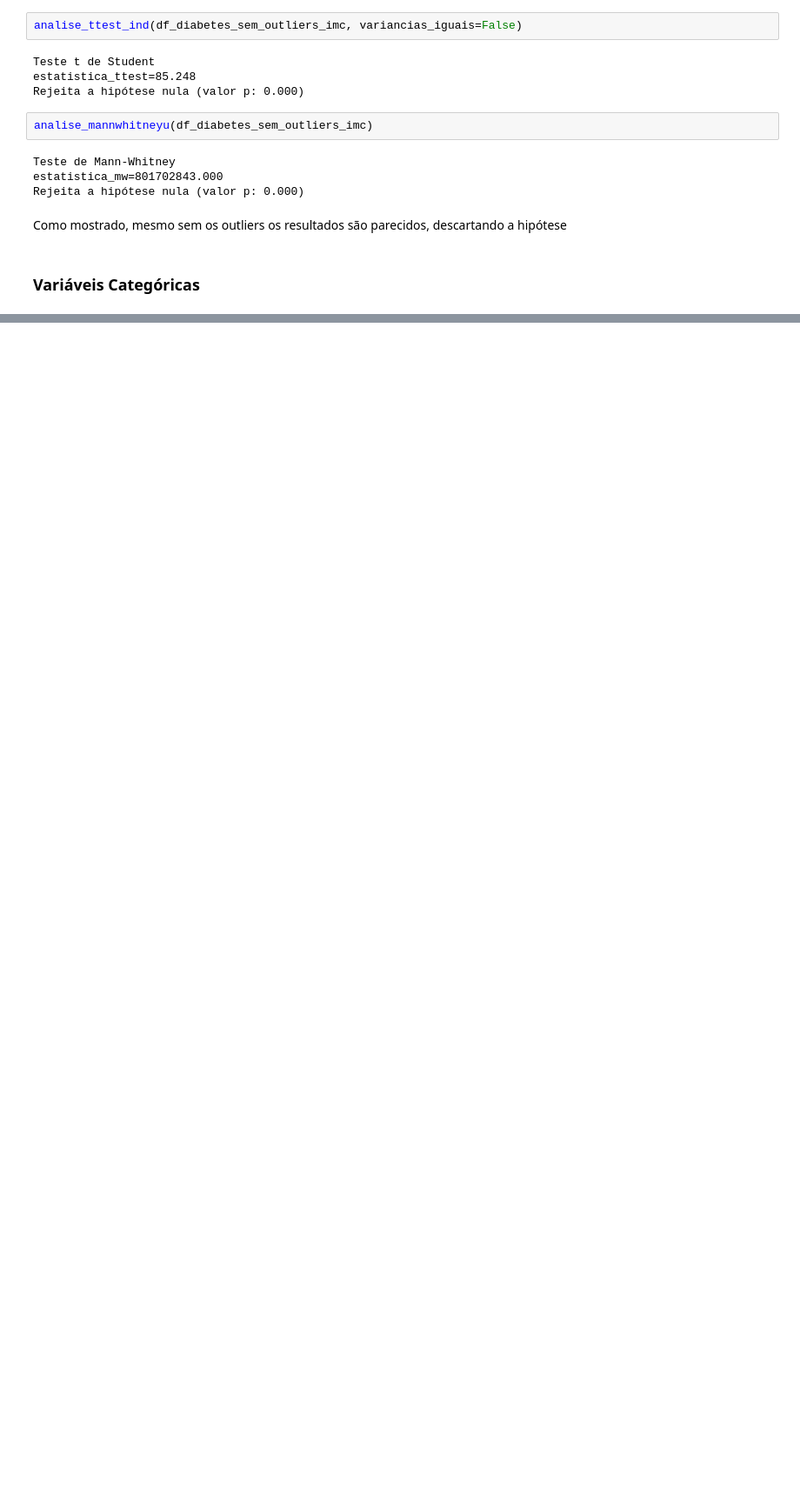
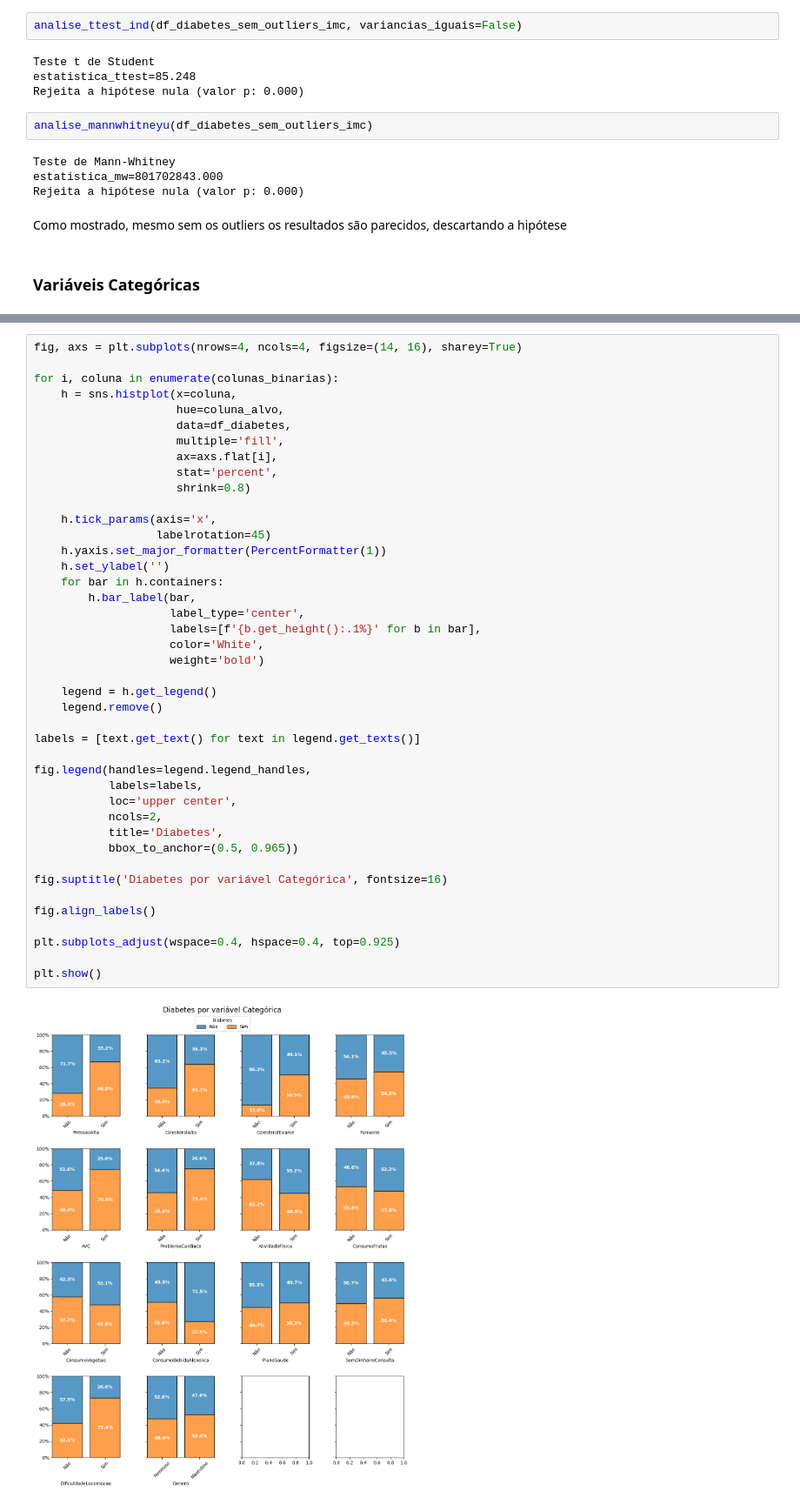
Before and after one commit to loykeevan/estatistica_diabetes, a Jupyter notebook: notebooks/02_le_analise_estatística_diabetes.ipynb, the cells around one changed output, grey strips where cells are left out. Shown at 87% size. Drawn from its saved outputs; the diff is of its cells as text; blank space fills up the shorter version.

Commit message:
análise variaveis categóricas com relacao a Diabetes

```diff
--- a/notebooks/02_le_analise_estatística_diabetes.ipynb
+++ b/notebooks/02_le_analise_estatística_diabetes.ipynb
@@ -275,0 +280,44 @@ Como mostrado, mesmo sem os outliers os resultados são parecidos, descartando a
+# %%
+fig, axs = plt.subplots(nrows=4, ncols=4, figsize=(14, 16), sharey=True)
+
+for i, coluna in enumerate(colunas_binarias):
+    h = sns.histplot(x=coluna,
+                     hue=coluna_alvo,
+                     data=df_diabetes,
+                     multiple='fill',
+                     ax=axs.flat[i],
+                     stat='percent',
+                     shrink=0.8)
+
+    h.tick_params(axis='x',
+                  labelrotation=45)
+    h.yaxis.set_major_formatter(PercentFormatter(1))
+    h.set_ylabel('')
+    for bar in h.containers:
+        h.bar_label(bar,
+                    label_type='center',
+                    labels=[f'{b.get_height():.1%}' for b in bar],
+                    color='White',
+                    weight='bold')
+
+    legend = h.get_legend()
+    legend.remove()
+
+labels = [text.get_text() for text in legend.get_texts()]
+
+fig.legend(handles=legend.legend_handles,
+           labels=labels,
+           loc='upper center',
+           ncols=2,
+           title='Diabetes',
+           bbox_to_anchor=(0.5, 0.965))
+
+fig.suptitle('Diabetes por variável Categórica', fontsize=16)
+
+fig.align_labels()
+
+plt.subplots_adjust(wspace=0.4, hspace=0.4, top=0.925)
+
+plt.show()
+# %% [output]
+[figure, added]
```
Also changed, not shown: parts of 4 cells of this notebook.
